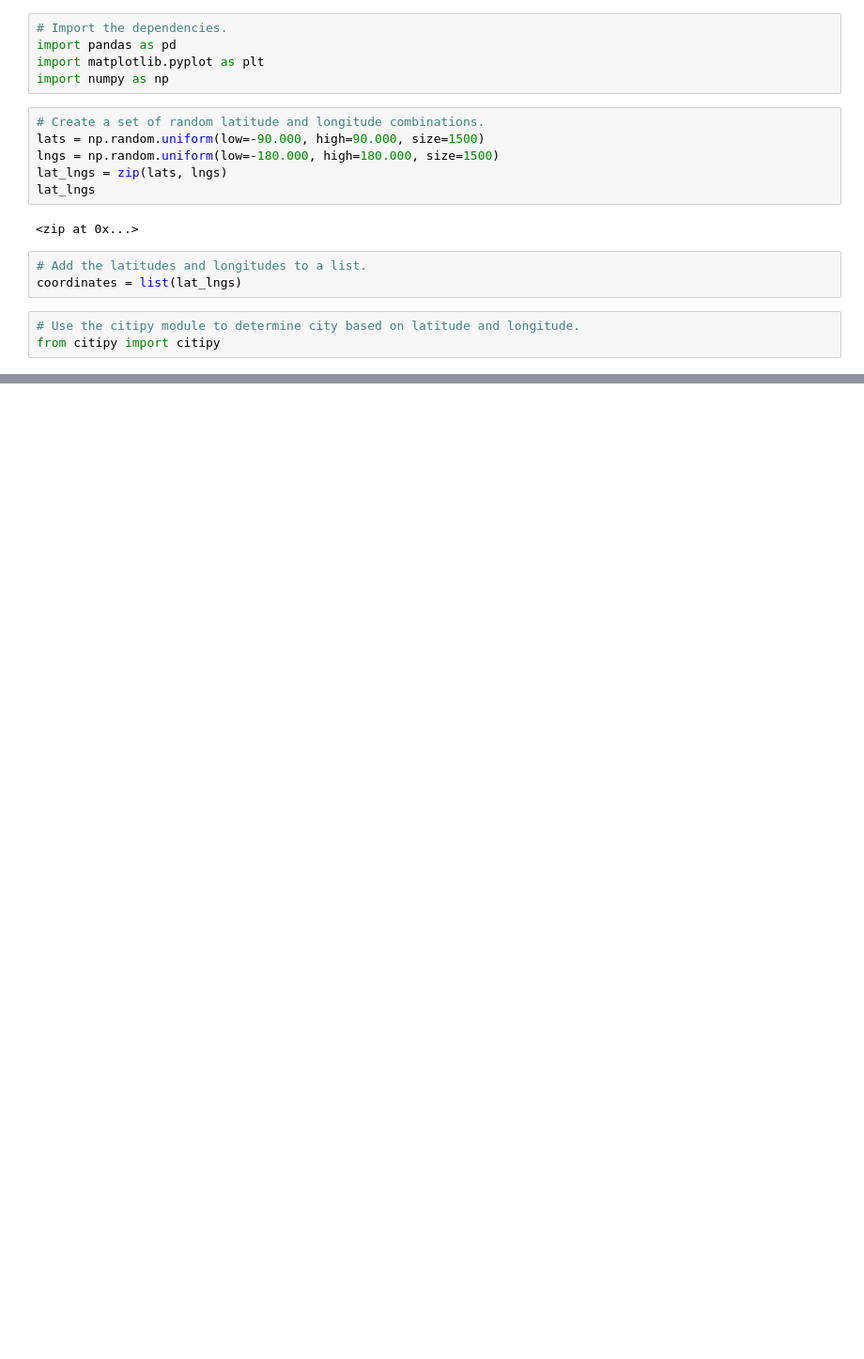
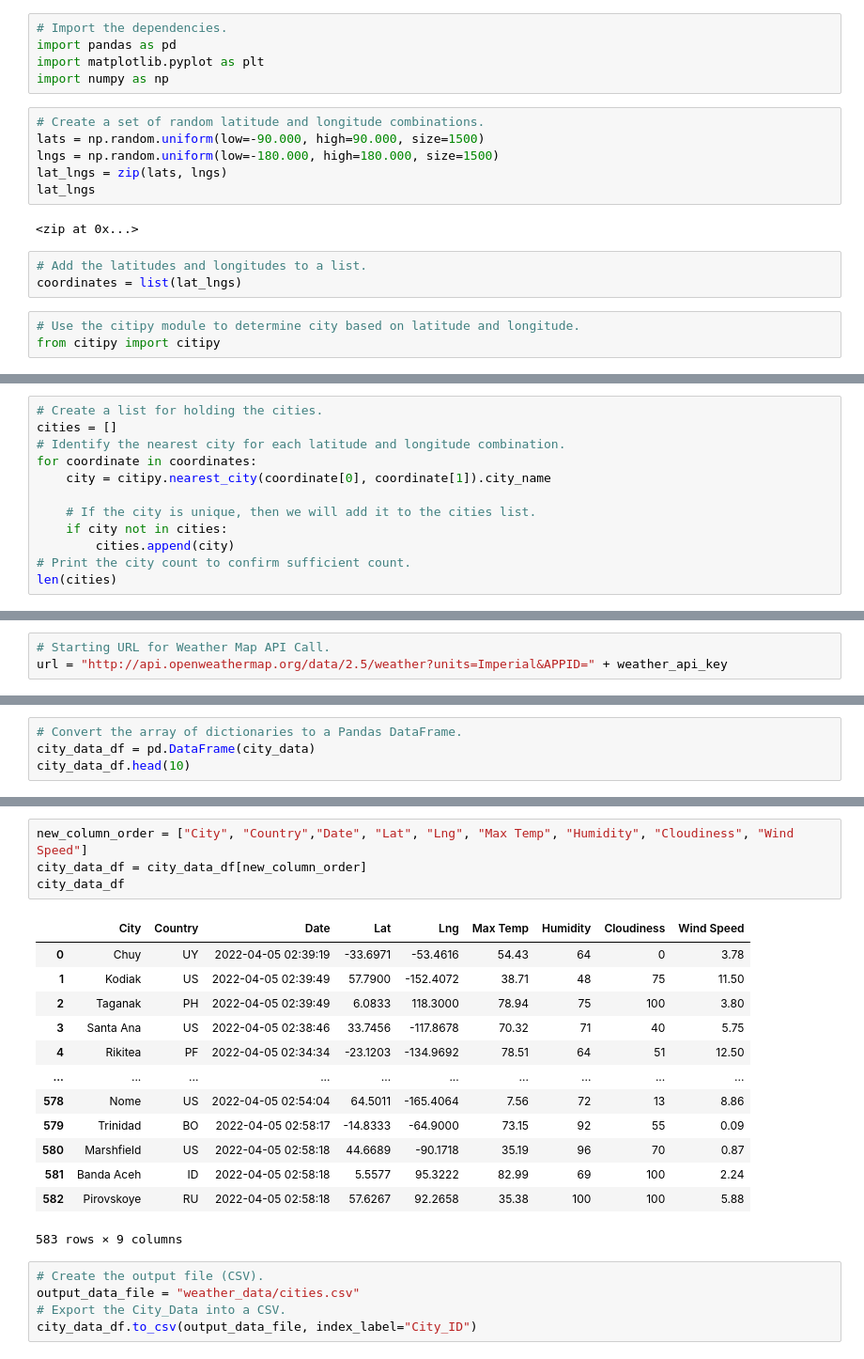
Before and after one commit to courtneysims/World_Weather_Analysis, a Jupyter notebook: WeatherPy.ipynb, the cells around one changed output, grey strips where cells are left out. Shown at 94% size. Cells and saved outputs as stored; diff of their text form; blank space fills up the shorter version.

```diff
--- a/WeatherPy.ipynb
+++ b/WeatherPy.ipynb
@@ -42,0 +43,12 @@ kem ru
+# %%
+# Create a list for holding the cities.
+cities = []
+# Identify the nearest city for each latitude and longitude combination.
+for coordinate in coordinates:
+    city = citipy.nearest_city(coordinate[0], coordinate[1]).city_name
+
+    # If the city is unique, then we will add it to the cities list.
+    if city not in cities:
+        cities.append(city)
+# Print the city count to confirm sufficient count.
+len(cities)
@@ -42,0 +65,3 @@ kem ru
+# %%
+# Starting URL for Weather Map API Call.
+url = "http://api.openweathermap.org/data/2.5/weather?units=Imperial&APPID=" + weather_api_key
@@ -42,0 +151,4 @@ kem ru
+# %%
+# Convert the array of dictionaries to a Pandas DataFrame.
+city_data_df = pd.DataFrame(city_data)
+city_data_df.head(10)
@@ -42,0 +167,23 @@ kem ru
+# %%
+new_column_order = ["City", "Country","Date", "Lat", "Lng", "Max Temp", "Humidity", "Cloudiness", "Wind Speed"]
+city_data_df = city_data_df[new_column_order]
+city_data_df
+# %% [output]
+|  | City | Country | Date | Lat | Lng | Max Temp | Humidity | Cloudiness | Wind Speed |
+| 0 | Chuy | UY | 2022-04-05 02:39:19 | -33.6971 | -53.4616 | 54.43 | 64 | 0 | 3.78 |
+| 1 | Kodiak | US | 2022-04-05 02:39:49 | 57.7900 | -152.4072 | 38.71 | 48 | 75 | 11.50 |
+| 2 | Taganak | PH | 2022-04-05 02:39:49 | 6.0833 | 118.3000 | 78.94 | 75 | 100 | 3.80 |
+| 3 | Santa Ana | US | 2022-04-05 02:38:46 | 33.7456 | -117.8678 | 70.32 | 71 | 40 | 5.75 |
+| 4 | Rikitea | PF | 2022-04-05 02:34:34 | -23.1203 | -134.9692 | 78.51 | 64 | 51 | 12.50 |
+| ... | ... | ... | ... | ... | ... | ... | ... | ... | ... |
+| 578 | Nome | US | 2022-04-05 02:54:04 | 64.5011 | -165.4064 | 7.56 | 72 | 13 | 8.86 |
+| 579 | Trinidad | BO | 2022-04-05 02:58:17 | -14.8333 | -64.9000 | 73.15 | 92 | 55 | 0.09 |
+| 580 | Marshfield | US | 2022-04-05 02:58:18 | 44.6689 | -90.1718 | 35.19 | 96 | 70 | 0.87 |
+| 581 | Banda Aceh | ID | 2022-04-05 02:58:18 | 5.5577 | 95.3222 | 82.99 | 69 | 100 | 2.24 |
+| 582 | Pirovskoye | RU | 2022-04-05 02:58:18 | 57.6267 | 92.2658 | 35.38 | 100 | 100 | 5.88 |
+583 rows × 9 columns
+# %%
+# Create the output file (CSV).
+output_data_file = "weather_data/cities.csv"
+# Export the City_Data into a CSV.
+city_data_df.to_csv(output_data_file, index_label="City_ID")
```
Also changed, not shown: parts of 6 cells of this notebook, 3 other files.
